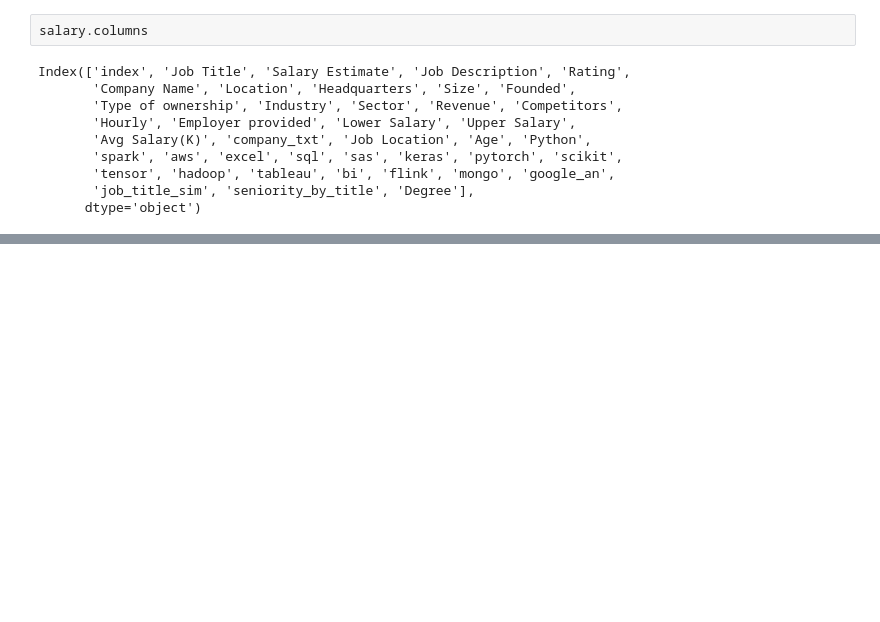
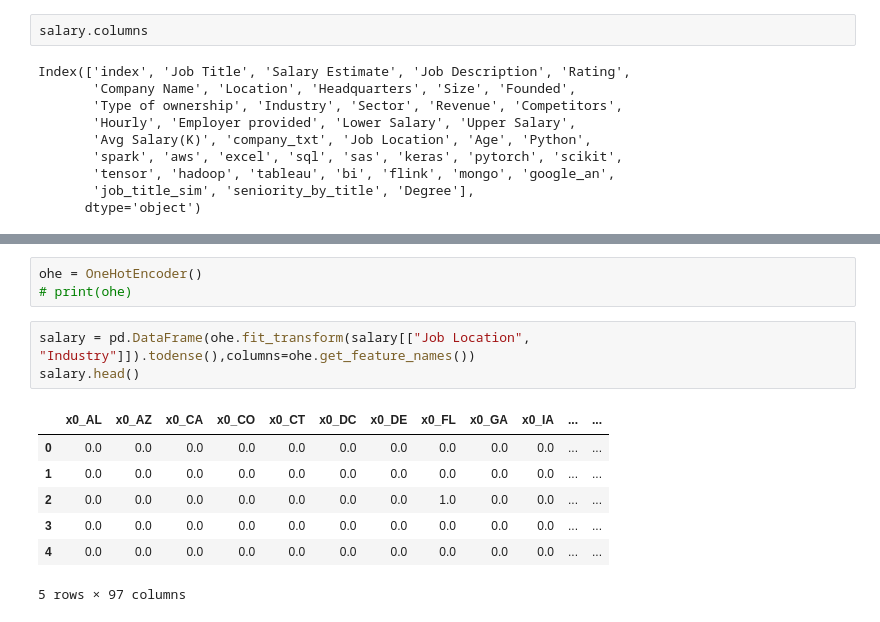
Before and after one commit to FUNMIIB/Final_Project, a Jupyter notebook: Data_Salary.ipynb, the cells around one changed output, grey strips where cells are left out. Drawn from its saved outputs; the diff is of its cells as text; blank space fills up the shorter version.

```diff
--- a/Data_Salary.ipynb
+++ b/Data_Salary.ipynb
@@ -89,0 +155,14 @@ Index(['index', 'Job Title', 'Salary Estimate', 'Job Description', 'Rating',
+# %%
+ohe = OneHotEncoder()
+# print(ohe)
+# %%
+salary = pd.DataFrame(ohe.fit_transform(salary[["Job Location", "Industry"]]).todense(),columns=ohe.get_feature_names())
+salary.head()
+# %% [output]
+|  | x0_AL | x0_AZ | x0_CA | x0_CO | x0_CT | x0_DC | x0_DE | x0_FL | x0_GA | x0_IA | ... | ... |
+| 0 | 0.0 | 0.0 | 0.0 | 0.0 | 0.0 | 0.0 | 0.0 | 0.0 | 0.0 | 0.0 | ... | ... |
+| 1 | 0.0 | 0.0 | 0.0 | 0.0 | 0.0 | 0.0 | 0.0 | 0.0 | 0.0 | 0.0 | ... | ... |
+| 2 | 0.0 | 0.0 | 0.0 | 0.0 | 0.0 | 0.0 | 0.0 | 1.0 | 0.0 | 0.0 | ... | ... |
+| 3 | 0.0 | 0.0 | 0.0 | 0.0 | 0.0 | 0.0 | 0.0 | 0.0 | 0.0 | 0.0 | ... | ... |
+| 4 | 0.0 | 0.0 | 0.0 | 0.0 | 0.0 | 0.0 | 0.0 | 0.0 | 0.0 | 0.0 | ... | ... |
+5 rows × 97 columns
```
Also changed, not shown: parts of 19 cells of this notebook, 1 other file.
